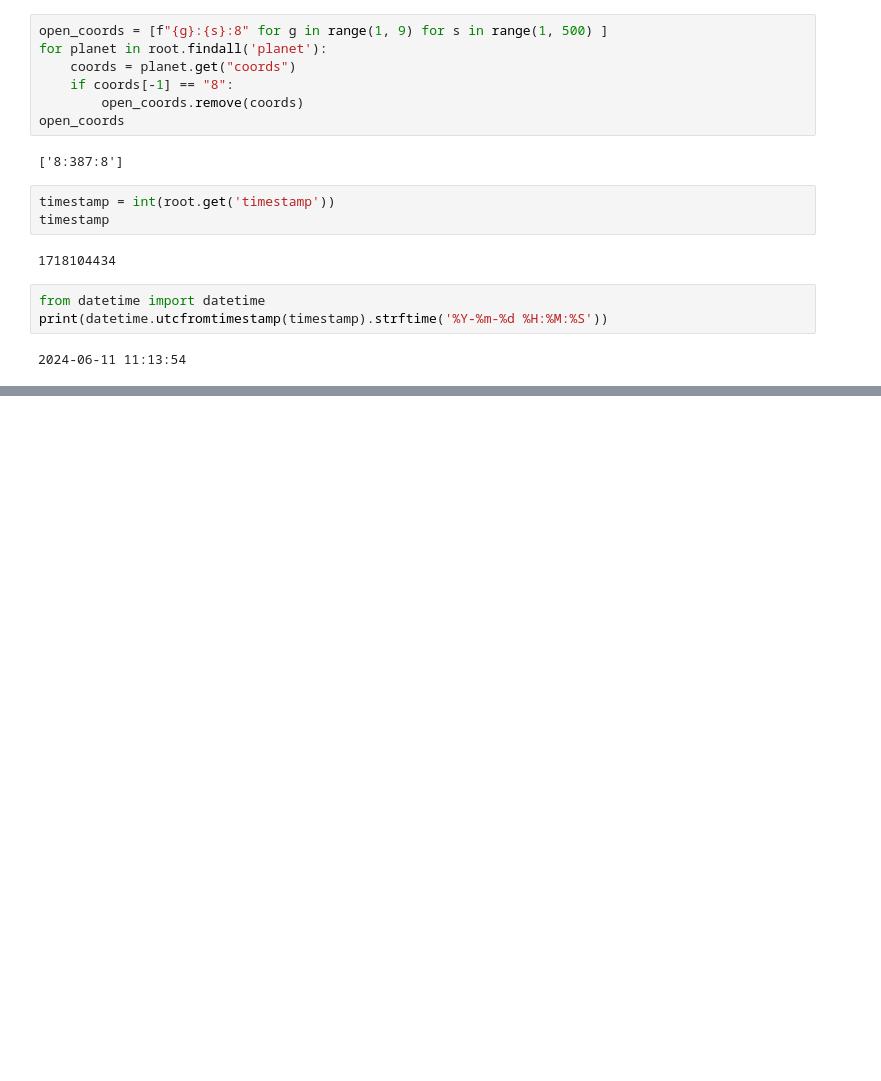
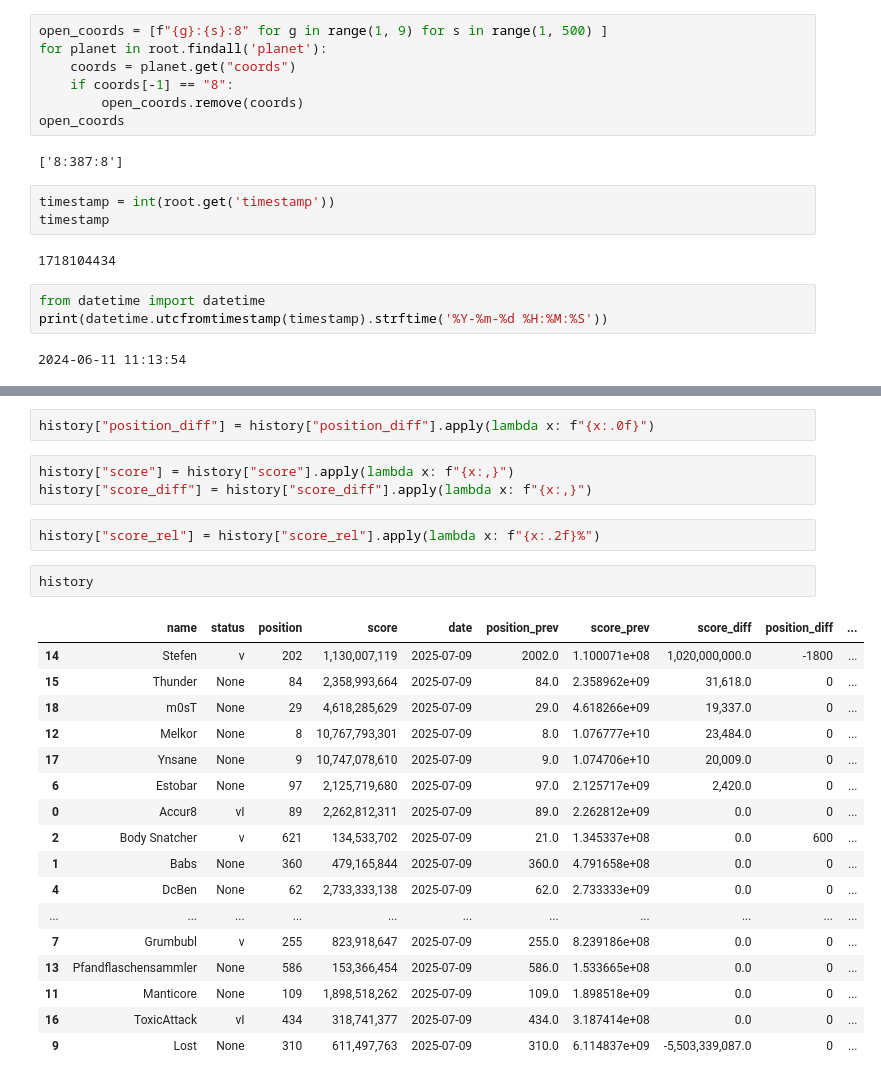
Before and after one commit to benedikt-holland/ogame-discord-webhooks, a Jupyter notebook: position_checker.ipynb, the cells around one changed output, grey strips where cells are left out. Cells and saved outputs as stored; diff of their text form; blank space fills up the shorter version.

```diff
--- a/position_checker.ipynb
+++ b/position_checker.ipynb
@@ -34,0 +234,27 @@ print(datetime.utcfromtimestamp(timestamp).strftime('%Y-%m-%d %H:%M:%S'))
+# %%
+history["position_diff"] = history["position_diff"].apply(lambda x: f"{x:.0f}")
+# %%
+history["score"] = history["score"].apply(lambda x: f"{x:,}")
+history["score_diff"] = history["score_diff"].apply(lambda x: f"{x:,}")
+# %%
+history["score_rel"] = history["score_rel"].apply(lambda x: f"{x:.2f}%")
+# %%
+history
+# %% [output]
+|  | name | status | position | score | date | position_prev | score_prev | score_diff | position_diff | ... |
+| 14 | Stefen | v | 202 | 1,130,007,119 | 2025-07-09 | 2002.0 | 1.100071e+08 | 1,020,000,000.0 | -1800 | ... |
+| 15 | Thunder | None | 84 | 2,358,993,664 | 2025-07-09 | 84.0 | 2.358962e+09 | 31,618.0 | 0 | ... |
+| 18 | m0sT | None | 29 | 4,618,285,629 | 2025-07-09 | 29.0 | 4.618266e+09 | 19,337.0 | 0 | ... |
+| 12 | Melkor | None | 8 | 10,767,793,301 | 2025-07-09 | 8.0 | 1.076777e+10 | 23,484.0 | 0 | ... |
+| 17 | Ynsane | None | 9 | 10,747,078,610 | 2025-07-09 | 9.0 | 1.074706e+10 | 20,009.0 | 0 | ... |
+| 6 | Estobar | None | 97 | 2,125,719,680 | 2025-07-09 | 97.0 | 2.125717e+09 | 2,420.0 | 0 | ... |
+| 0 | Accur8 | vI | 89 | 2,262,812,311 | 2025-07-09 | 89.0 | 2.262812e+09 | 0.0 | 0 | ... |
+| 2 | Body Snatcher | v | 621 | 134,533,702 | 2025-07-09 | 21.0 | 1.345337e+08 | 0.0 | 600 | ... |
+| 1 | Babs | None | 360 | 479,165,844 | 2025-07-09 | 360.0 | 4.791658e+08 | 0.0 | 0 | ... |
+| 4 | DcBen | None | 62 | 2,733,333,138 | 2025-07-09 | 62.0 | 2.733333e+09 | 0.0 | 0 | ... |
+| ... | ... | ... | ... | ... | ... | ... | ... | ... | ... | ... |
+| 7 | Grumbubl | v | 255 | 823,918,647 | 2025-07-09 | 255.0 | 8.239186e+08 | 0.0 | 0 | ... |
+| 13 | Pfandflaschensammler | None | 586 | 153,366,454 | 2025-07-09 | 586.0 | 1.533665e+08 | 0.0 | 0 | ... |
+| 11 | Manticore | None | 109 | 1,898,518,262 | 2025-07-09 | 109.0 | 1.898518e+09 | 0.0 | 0 | ... |
+| 16 | ToxicAttack | vI | 434 | 318,741,377 | 2025-07-09 | 434.0 | 3.187414e+08 | 0.0 | 0 | ... |
+| 9 | Lost | None | 310 | 611,497,763 | 2025-07-09 | 310.0 | 6.114837e+09 | -5,503,339,087.0 | 0 | ... |
```
Also changed, not shown: parts of 25 cells of this notebook.
